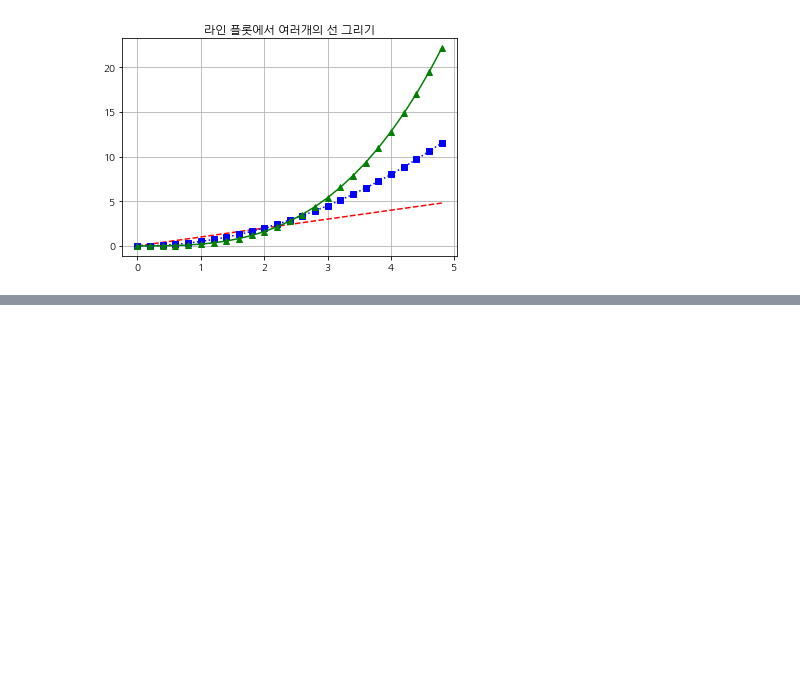
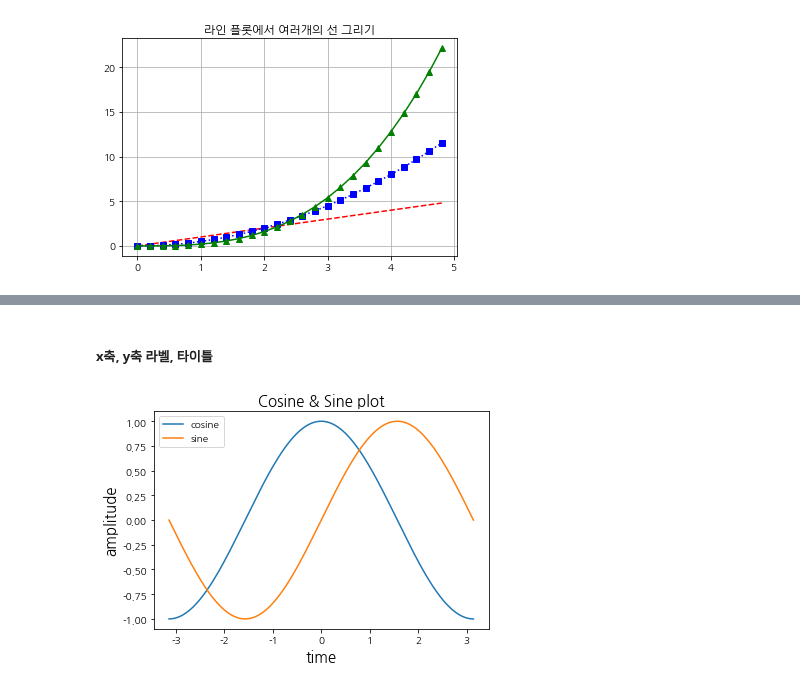
Before and after one commit to rubinkim/machine_learning_07_2022, a Jupyter notebook: 03_시각화/01_한글사용.ipynb, the cells around one changed output, grey strips where cells are left out. Saved outputs shown, nothing was run; the diff lists cells and outputs as text; code cells hidden in the pictures; blank space fills up the shorter version.

```diff
--- a/03_시각화/01_한글사용.ipynb
+++ b/03_시각화/01_한글사용.ipynb
@@ -106,0 +121,14 @@ plt.show()
+# %% [markdown]
+##### x축, y축 라벨, 타이틀
+# %%
+X = np.linspace(-np.pi, np.pi, 256)
+C, S = np.cos(X), np.sin(X)
+plt.plot(X, C, label="cosine")
+plt.plot(X, S, label="sine")
+plt.xlabel("time", fontsize=15)
+plt.ylabel("amplitude", fontsize=15)
+plt.title("Cosine & Sine plot", fontsize=15)
+plt.legend()
+plt.show()
+# %% [output]
+[figure, added]
```
Also changed, not shown: parts of 2 cells of this notebook.
